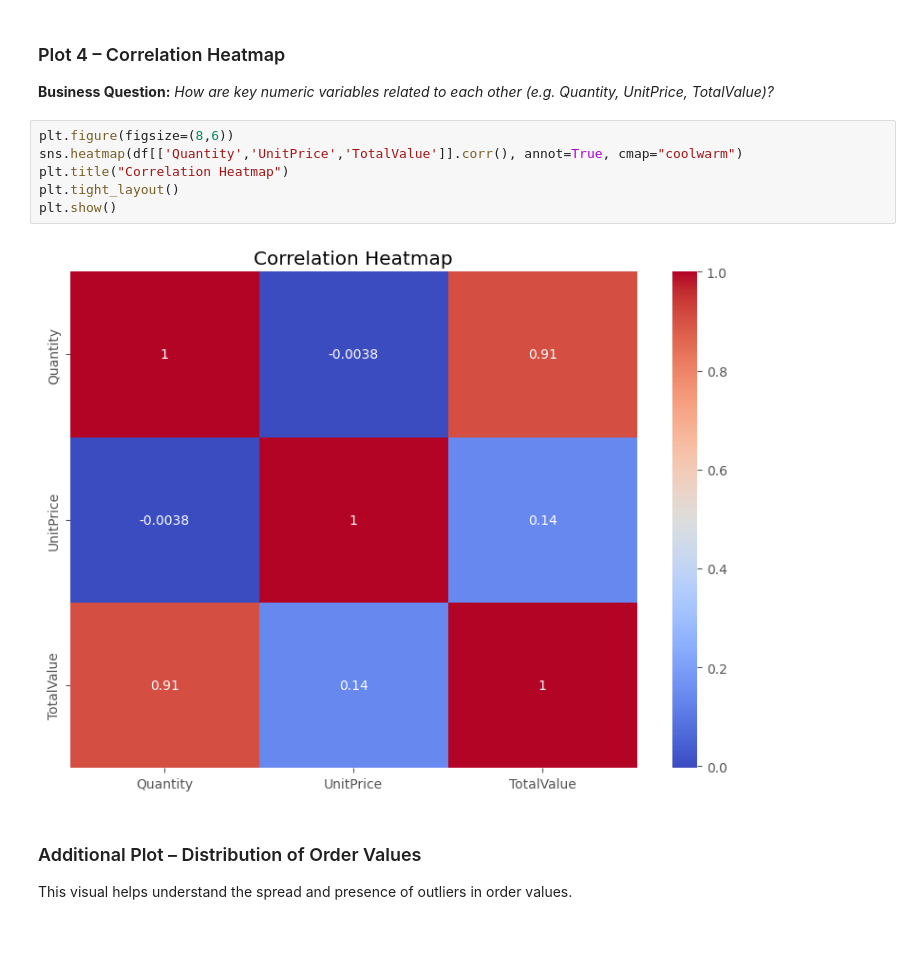
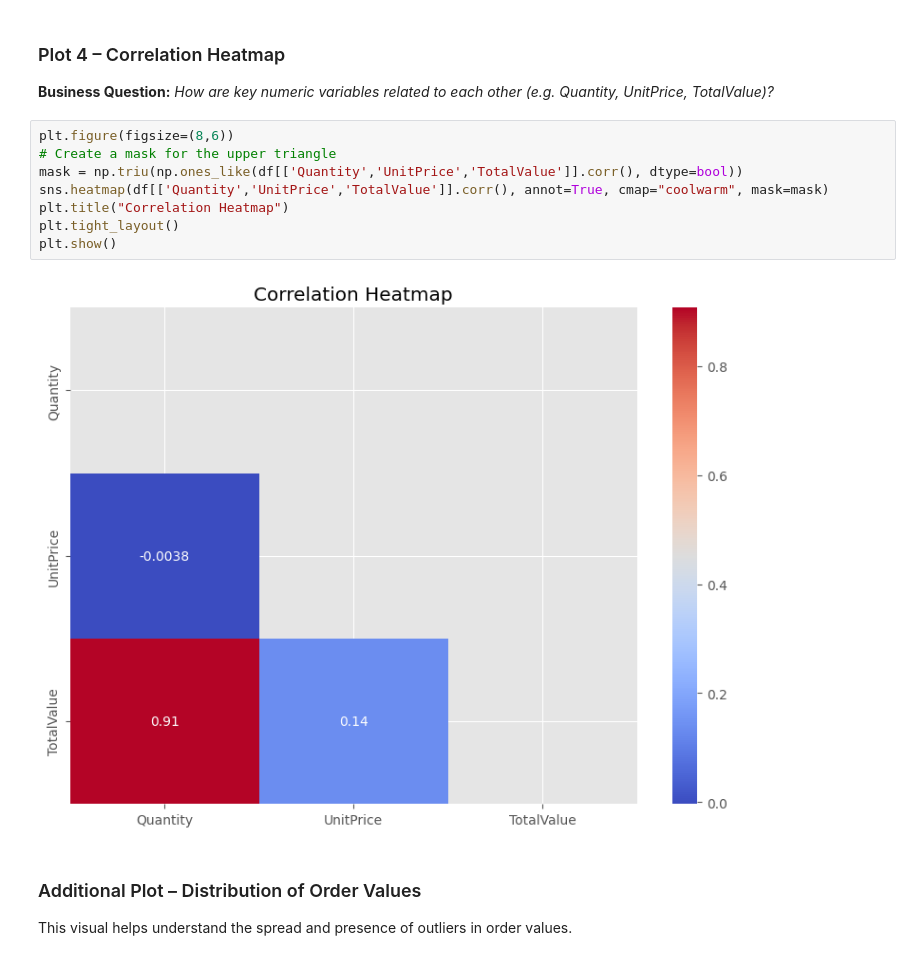
Before and after one commit to sergionzeutcho-rgb/online_retail_project, a Jupyter notebook: Online_Retail_Analysis.ipynb, the cells around one changed output. Cells and saved outputs as stored; diff of their text form.

```diff
--- a/Online_Retail_Analysis.ipynb
+++ b/Online_Retail_Analysis.ipynb
@@ -325,12 +325,14 @@ plt.show()
 **Business Question:** *How are key numeric variables related to each other (e.g. Quantity, UnitPrice, TotalValue)?*
 # %%
 plt.figure(figsize=(8,6))
-sns.heatmap(df[['Quantity','UnitPrice','TotalValue']].corr(), annot=True, cmap="coolwarm")
+# Create a mask for the upper triangle
+mask = np.triu(np.ones_like(df[['Quantity','UnitPrice','TotalValue']].corr(), dtype=bool))
+sns.heatmap(df[['Quantity','UnitPrice','TotalValue']].corr(), annot=True, cmap="coolwarm", mask=mask)
 plt.title("Correlation Heatmap")
 plt.tight_layout()
 plt.show()
 # %% [output]
-[figure, old version]
+[figure, new version]
 # %% [markdown]
 ### Additional Plot – Distribution of Order Values
 
```
